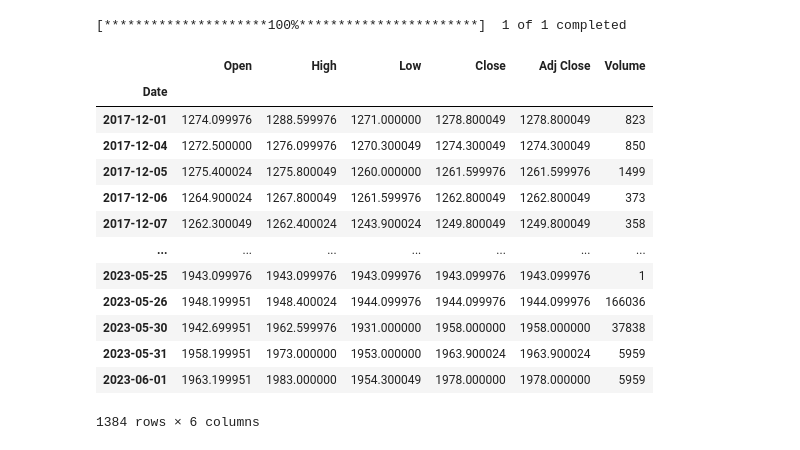
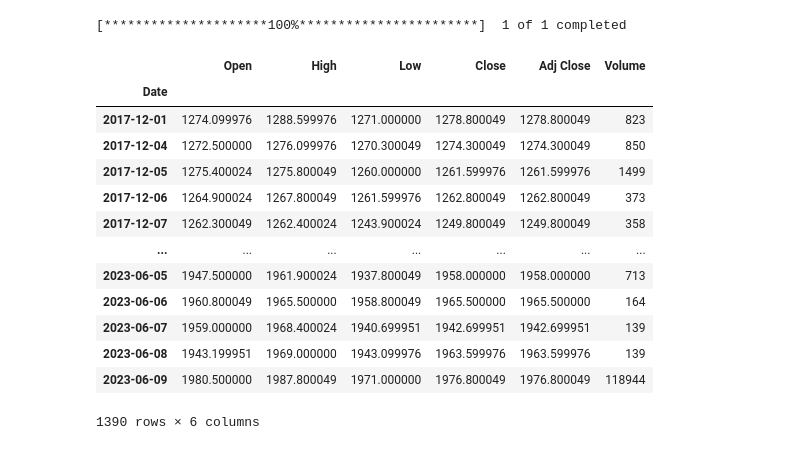
Before and after one commit to ttruongg/IS403.N23.HTCL_Nhom5, a Jupyter notebook: ARIMA.ipynb, the cells around one changed output. Saved outputs shown, nothing was run; the diff lists cells and outputs as text; code cells hidden in the pictures.

```diff
--- a/ARIMA.ipynb
+++ b/ARIMA.ipynb
@@ -1,24 +1,24 @@
 # %%
 import yfinance as yf
 
-data = yf.download(tickers = "GC=F", start="2017-12-01", end="2023-06-02", interval='1d')
+data = yf.download(tickers = "GC=F", start="2017-12-01", end="2023-06-10", interval='1d')
 data
 # %% [output]
 [*********************100%***********************]  1 of 1 completed
 |  | Open | High | Low | Close | Adj Close | Volume |
 | Date |  |  |  |  |  |  |
 | 2017-12-01 | 1274.099976 | 1288.599976 | 1271.000000 | 1278.800049 | 1278.800049 | 823 |
 | 2017-12-04 | 1272.500000 | 1276.099976 | 1270.300049 | 1274.300049 | 1274.300049 | 850 |
 | 2017-12-05 | 1275.400024 | 1275.800049 | 1260.000000 | 1261.599976 | 1261.599976 | 1499 |
 | 2017-12-06 | 1264.900024 | 1267.800049 | 1261.599976 | 1262.800049 | 1262.800049 | 373 |
 | 2017-12-07 | 1262.300049 | 1262.400024 | 1243.900024 | 1249.800049 | 1249.800049 | 358 |
 | ... | ... | ... | ... | ... | ... | ... |
-| 2023-05-25 | 1943.099976 | 1943.099976 | 1943.099976 | 1943.099976 | 1943.099976 | 1 |
-| 2023-05-26 | 1948.199951 | 1948.400024 | 1944.099976 | 1944.099976 | 1944.099976 | 166036 |
-| 2023-05-30 | 1942.699951 | 1962.599976 | 1931.000000 | 1958.000000 | 1958.000000 | 37838 |
-| 2023-05-31 | 1958.199951 | 1973.000000 | 1953.000000 | 1963.900024 | 1963.900024 | 5959 |
-| 2023-06-01 | 1963.199951 | 1983.000000 | 1954.300049 | 1978.000000 | 1978.000000 | 5959 |
+| 2023-06-05 | 1947.500000 | 1961.900024 | 1937.800049 | 1958.000000 | 1958.000000 | 713 |
+| 2023-06-06 | 1960.800049 | 1965.500000 | 1958.800049 | 1965.500000 | 1965.500000 | 164 |
+| 2023-06-07 | 1959.000000 | 1968.400024 | 1940.699951 | 1942.699951 | 1942.699951 | 139 |
+| 2023-06-08 | 1943.199951 | 1969.000000 | 1943.099976 | 1963.599976 | 1963.599976 | 139 |
+| 2023-06-09 | 1980.500000 | 1987.800049 | 1971.000000 | 1976.800049 | 1976.800049 | 118944 |
-1384 rows × 6 columns
+1390 rows × 6 columns
 # %%
 data = data.reset_index('Date', inplace=False)
 # %%
```
Also changed, not shown: parts of 5 cells of this notebook, 1 other file.
